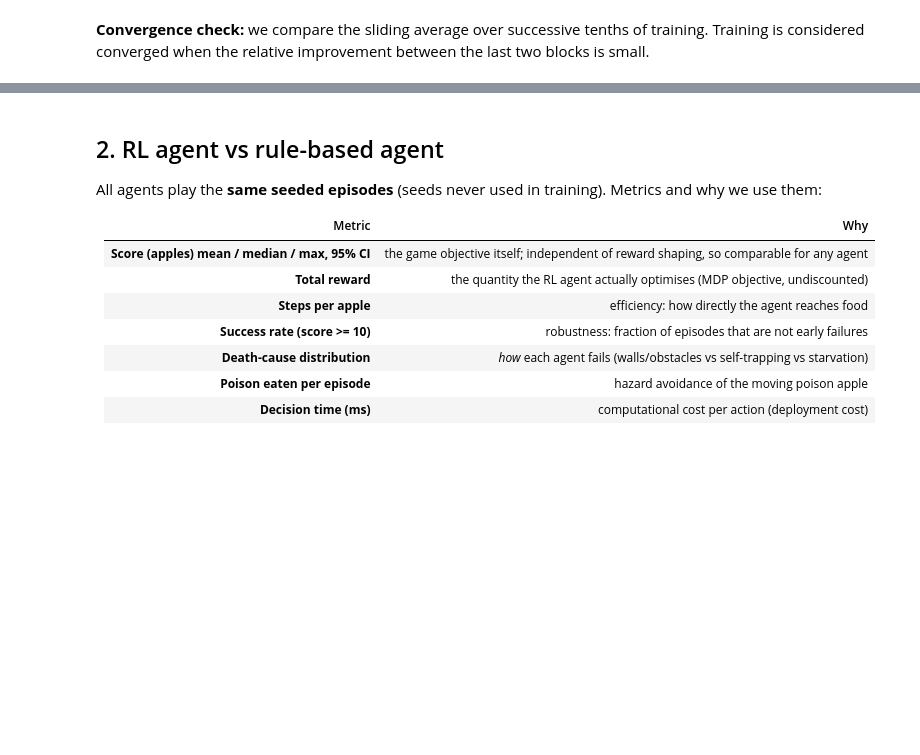
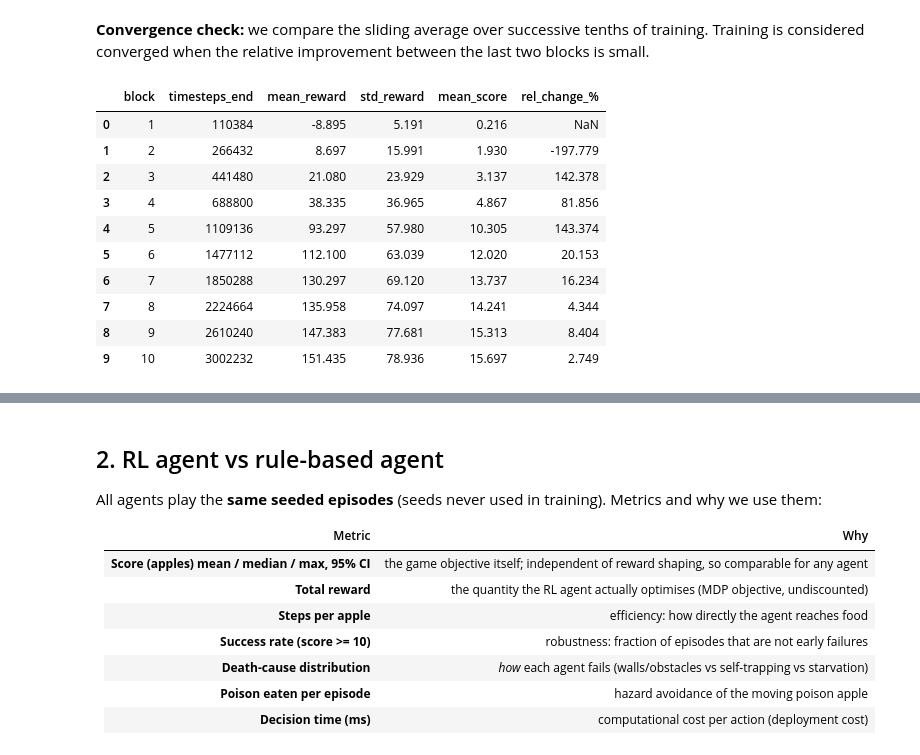
Before and after one commit to cybdom/smart_snake, a Jupyter notebook: evaluate.ipynb, the cells around one changed output, grey strips where cells are left out. Drawn from its saved outputs; the diff is of its cells as text; code cells hidden in the pictures; blank space fills up the shorter version.

```diff
--- a/evaluate.ipynb
+++ b/evaluate.ipynb
@@ -54,16 +65,28 @@ fig.tight_layout(); fig.savefig(FIG_DIR / 'training_convergence.png'); plt.show(
 # %% [markdown]
 **Convergence check:** we compare the sliding average over successive tenths of training. Training is considered converged when the relative improvement between the last two blocks is small.
 # %%
-blocks = np.array_split(train, 10)
+blocks = [train.iloc[idx] for idx in np.array_split(np.arange(len(train)), 10)]
 conv = pd.DataFrame({
     'block': range(1, 11),
     'timesteps_end': [b.timestep.iloc[-1] for b in blocks],
     'mean_reward': [b.total_reward.mean() for b in blocks],
     'std_reward': [b.total_reward.std() for b in blocks],
     'mean_score': [b.score.mean() for b in blocks],
 })
 conv['rel_change_%'] = conv.mean_reward.pct_change() * 100
 conv
+# %% [output]
+|  | block | timesteps_end | mean_reward | std_reward | mean_score | rel_change_% |
+| 0 | 1 | 110384 | -8.895 | 5.191 | 0.216 | NaN |
+| 1 | 2 | 266432 | 8.697 | 15.991 | 1.930 | -197.779 |
+| 2 | 3 | 441480 | 21.080 | 23.929 | 3.137 | 142.378 |
+| 3 | 4 | 688800 | 38.335 | 36.965 | 4.867 | 81.856 |
+| 4 | 5 | 1109136 | 93.297 | 57.980 | 10.305 | 143.374 |
+| 5 | 6 | 1477112 | 112.100 | 63.039 | 12.020 | 20.153 |
+| 6 | 7 | 1850288 | 130.297 | 69.120 | 13.737 | 16.234 |
+| 7 | 8 | 2224664 | 135.958 | 74.097 | 14.241 | 4.344 |
+| 8 | 9 | 2610240 | 147.383 | 77.681 | 15.313 | 8.404 |
+| 9 | 10 | 3002232 | 151.435 | 78.936 | 15.697 | 2.749 |
 # %%
 ev_file = LOG_DIR / 'eval' / 'evaluations.npz'
 if ev_file.exists():
```
Also changed, not shown: parts of 8 cells of this notebook, 34 other files.
